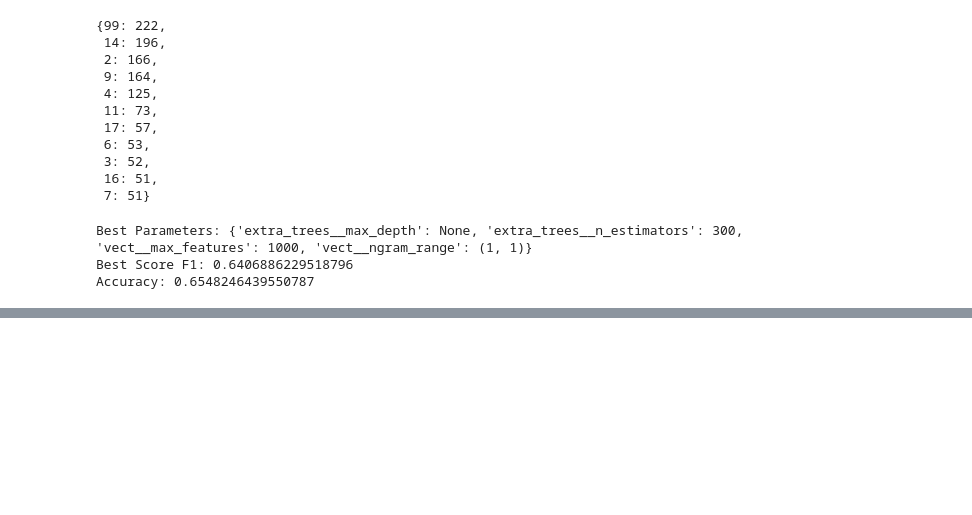
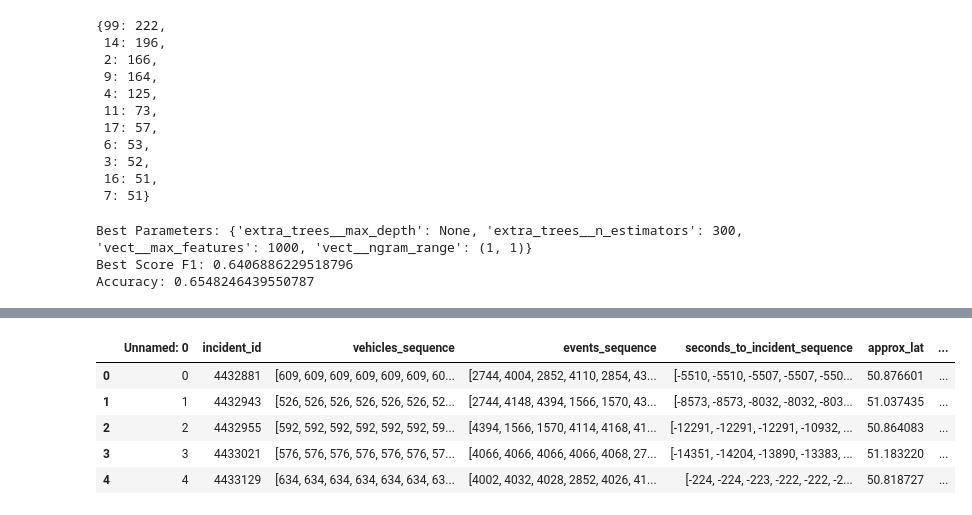
Before and after one commit to stef4k/train-maintenance-data-mining, a Jupyter notebook: text_classification.ipynb, the cells around one changed output, grey strips where cells are left out. Saved outputs shown, nothing was run; the diff lists cells and outputs as text; code cells hidden in the pictures; blank space fills up the shorter version.

```diff
--- a/text_classification.ipynb
+++ b/text_classification.ipynb
@@ -273,3 +303,12 @@ a = 1
+# %%
+df.head()
+# %% [output]
+|  | Unnamed: 0 | incident_id | vehicles_sequence | events_sequence | seconds_to_incident_sequence | approx_lat | ... |
+| 0 | 0 | 4432881 | [609, 609, 609, 609, 609, 609, 60... | [2744, 4004, 2852, 4110, 2854, 43... | [-5510, -5510, -5507, -5507, -550... | 50.876601 | ... |
+| 1 | 1 | 4432943 | [526, 526, 526, 526, 526, 526, 52... | [2744, 4148, 4394, 1566, 1570, 43... | [-8573, -8573, -8032, -8032, -803... | 51.037435 | ... |
+| 2 | 2 | 4432955 | [592, 592, 592, 592, 592, 592, 59... | [4394, 1566, 1570, 4114, 4168, 41... | [-12291, -12291, -12291, -10932, ... | 50.864083 | ... |
+| 3 | 3 | 4433021 | [576, 576, 576, 576, 576, 576, 57... | [4066, 4066, 4066, 4066, 4068, 27... | [-14351, -14204, -13890, -13383, ... | 51.183220 | ... |
+| 4 | 4 | 4433129 | [634, 634, 634, 634, 634, 634, 63... | [4002, 4032, 4028, 2852, 4026, 41... | [-224, -224, -223, -222, -222, -2... | 50.818727 | ... |
 # %%
 class SCNB:
     def __init__(self):
```
Also changed, not shown: parts of 6 cells of this notebook.
